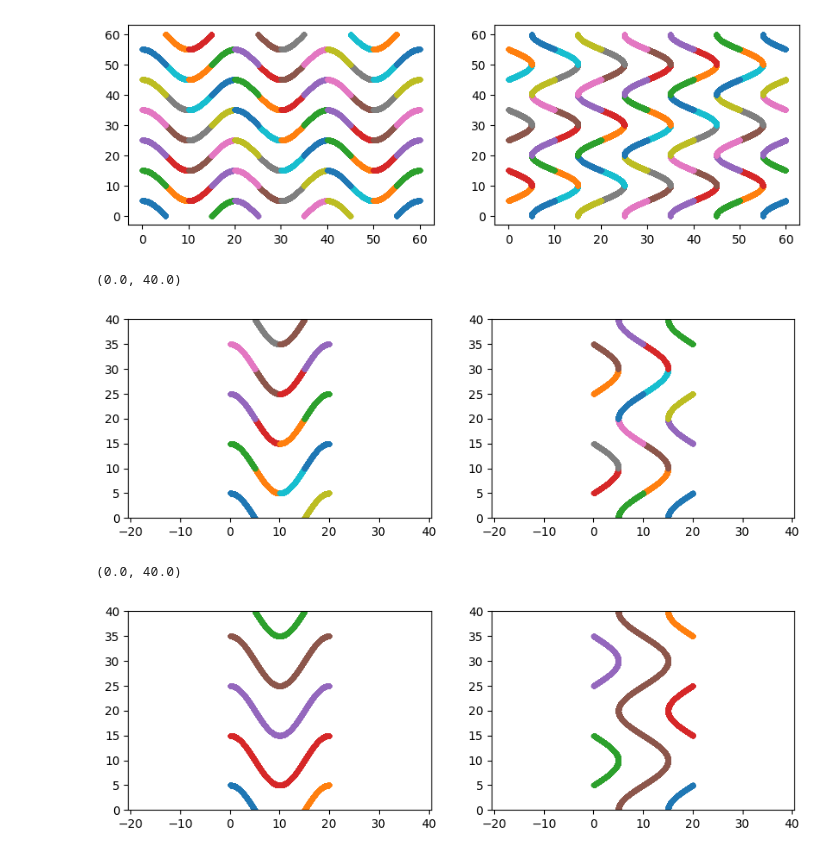
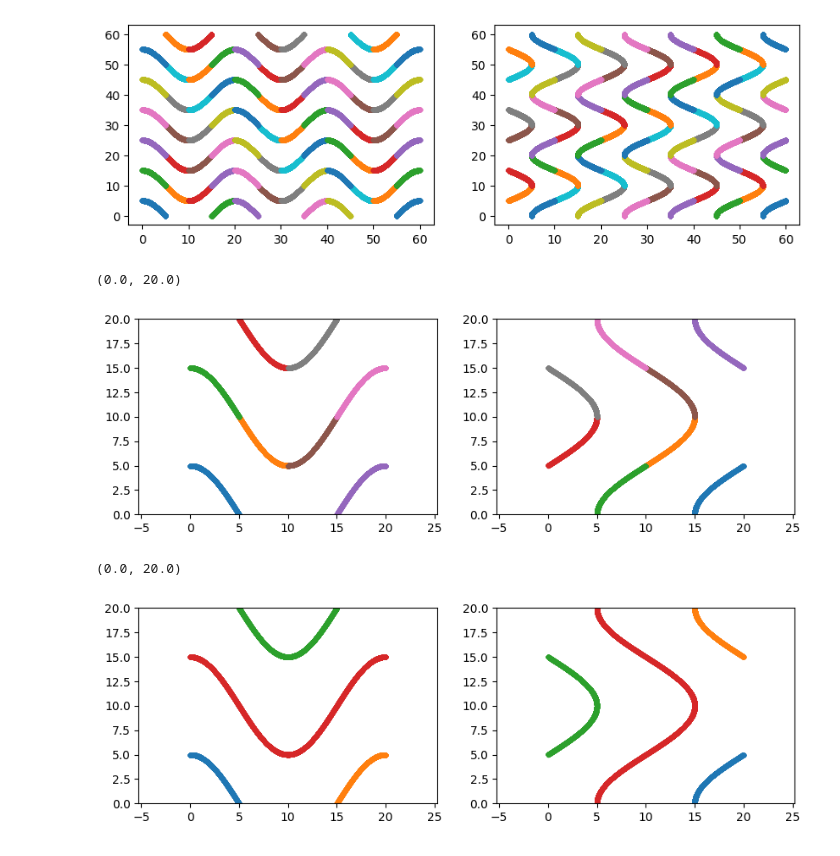
Before and after one commit to AdvancedMaterialSimulation/CITISENS_Composite, a Jupyter notebook: scripts/SandwichRVE/main_large.ipynb, the cells around one changed output. Saved outputs shown, nothing was run; the diff lists cells and outputs as text; code cells hidden in the pictures.

Commit message:
save pbc plain and curve

```diff
--- a/scripts/SandwichRVE/main_large.ipynb
+++ b/scripts/SandwichRVE/main_large.ipynb
@@ -174,35 +174,35 @@ plt.show()
 # %%
 # Select only x in [0,2*Lx] and y in [0,4*Ly]
 Nx_sel = 2
-Ny_sel = 4
+Ny_sel = 2
 cond = lambda x,y: np.min(x) >= -1e2           and \
                    np.max(x) <= Nx_sel * Lx + 1e-2 and \
                    np.min(y) >= -1e-2           and \
                    np.max(y) <= Ny_sel * Ly + 1e-2
 
 all_trajs_1 = [itraj for itraj in all_trajs_1 if cond(itraj[:, 0], itraj[:, 1])]
 all_trajs_2 = [itraj for itraj in all_trajs_2 if cond(itraj[:, 0], itraj[:, 1])]
 
 # Visualización
 fig = plt.figure()
 fig.set_size_inches(10, 3)
 plt.subplot(1, 2, 1)
 for itraj in all_trajs_1:
     plt.plot(itraj[:, 0], itraj[:, 1], '.-')
 # aspect ratio
 plt.axis('equal')
 plt.xlim([0, Nx_sel * Lx])
 
 plt.ylim([0, Ny_sel * Ly])
 plt.subplot(1, 2, 2)
 for itraj in all_trajs_2:
     plt.plot(itraj[:, 0], itraj[:, 1], '.-')
 plt.axis('equal')
 plt.xlim([0, Nx_sel * Lx])
 plt.ylim([0, Ny_sel * Ly])
 # %% [output]
-(0.0, 40.0)
+(0.0, 20.0)
-[figure, old version]
+[figure, new version]
 # %%
 from CompositeSandwich.CombineTrajs import CombineTrajs
 
@@ -229,8 +229,8 @@ plt.axis('equal')
 plt.xlim([0, Nx_sel * Lx])
 plt.ylim([0, Ny_sel * Ly])
 # %% [output]
-(0.0, 40.0)
+(0.0, 20.0)
-[figure, old version]
+[figure, new version]
 # %%
 radius = 1.25
 
```
Also changed, not shown: parts of 3 cells of this notebook, 6 other files.
